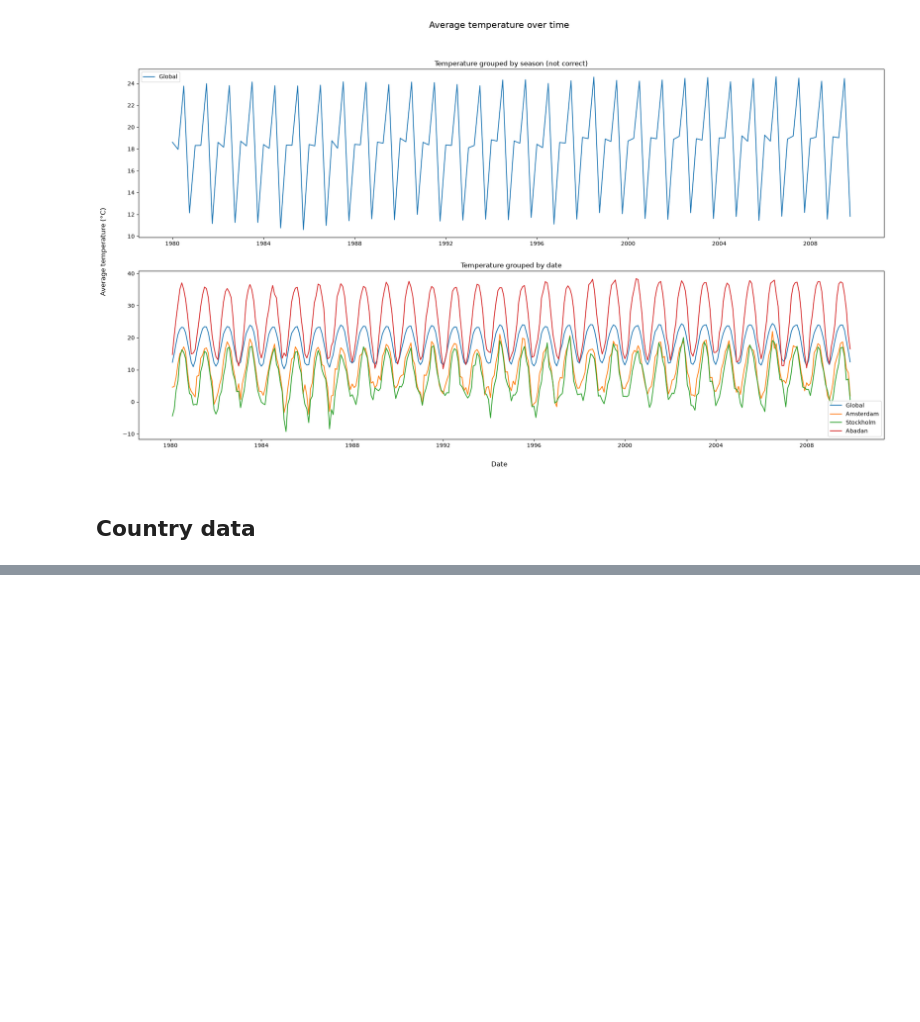
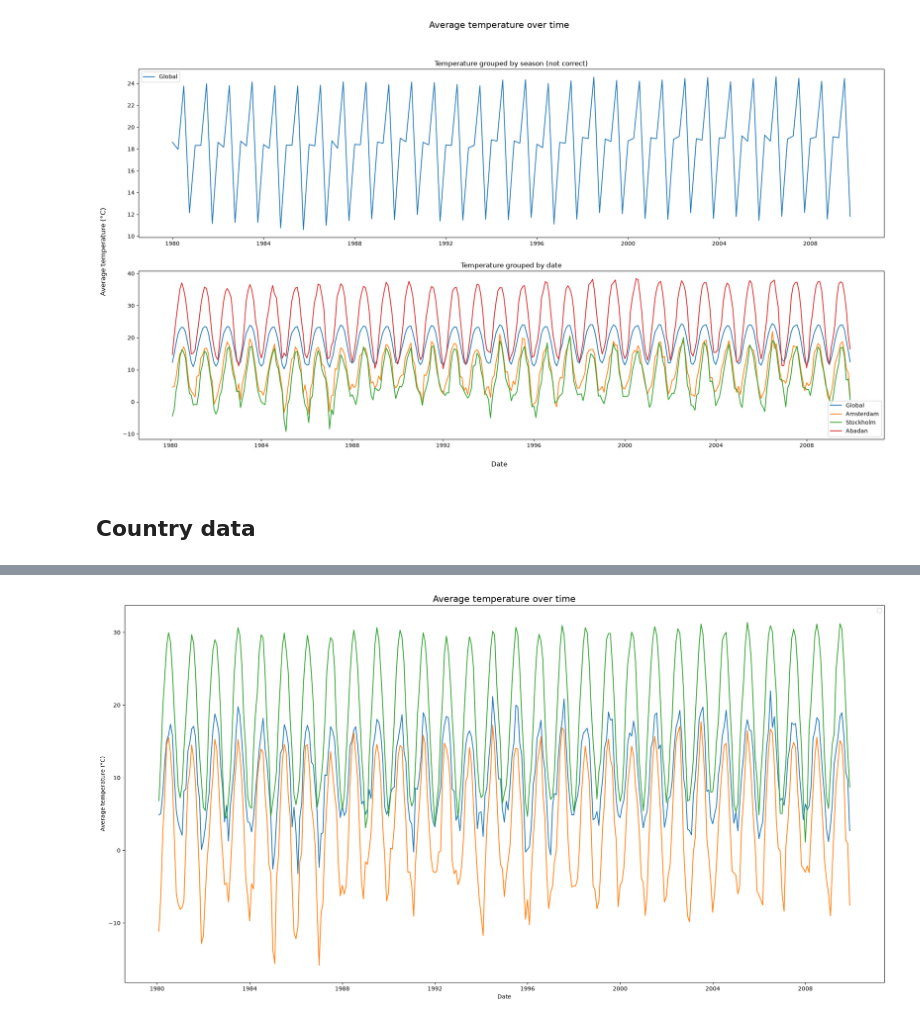
Before and after one commit to TimoWijnen2001/case-climate-watch, a Jupyter notebook: notebooks/03_data_exploration.ipynb, the cells around one changed output, grey strips where cells are left out. Saved outputs shown, nothing was run; the diff lists cells and outputs as text; code cells hidden in the pictures; blank space fills up the shorter version.

Commit message:
Short exploration of missing values of country data is done. Visualisation of mean global and specific country temperatures over time.

```diff
--- a/notebooks/03_data_exploration.ipynb
+++ b/notebooks/03_data_exploration.ipynb
@@ -178,0 +187,8 @@ plt.show()
+# %%
+df_country["n"] = None
+df_nr_of_empty_values = df_country.isna().groupby(df_country["year"]).sum()
+df_nr_of_empty_values["nan_ratio"] = round(df_nr_of_empty_values["AverageTemperature"] / df_nr_of_empty_values["n"], 2)
+with pd.option_context("Display.max_rows", 271):
+    display(df_nr_of_empty_values[["AverageTemperature", "n", "nan_ratio"]])
+
+df_nr_of_empty_values["nan_ratio"].mean()
@@ -178,0 +215,39 @@ plt.show()
+# %%
+min_date = "1980-01-01"
+max_date = "2010-01-01"
+
+df_country_filter_date = df_country[
+    (df_country["dt"] > min_date)
+    & (df_country["dt"] < max_date)
+]
+
+df_country_sorted = df_country_filter_date.sort_values(["Country", "dt"])
+
+# Temperature per country/global
+df_country_vis_global_dates = df_country_sorted[["dt", "AverageTemperature"]].groupby(["dt"]).mean()
+netherlands_temps = df_country_sorted[df_country_sorted["Country"] == "Netherlands"]["AverageTemperature"]
+sweden_temps = df_country_sorted[df_country_sorted["Country"] == "Sweden"]["AverageTemperature"]
+spain_temps = df_country_sorted[df_country_sorted["Country"] == "Spain"]["AverageTemperature"]
+south_africa_temps = df_country_sorted[df_country_sorted["Country"] == "South Africa"]["AverageTemperature"]
+australia_temps = df_country_sorted[df_country_sorted["Country"] == "Australia"]["AverageTemperature"]
+iran_temps = df_country_sorted[df_country_sorted["Country"] == "Iran"]["AverageTemperature"]
+
+dates = df_country_sorted["dt"].unique()
+
+fig = plt.figure(figsize=(24,12))
+plt.title("Average temperature over time", fontsize=16)
+plt.ylabel("Average temperature (°C)", x=0.085)
+plt.xlabel("Date", y=0.05)
+plt.legend()
+
+# plt.plot(dates, df_country_vis_global_dates, label="Global")
+plt.plot(dates, netherlands_temps, label="The Netherlands")
+plt.plot(dates, sweden_temps, label="Sweden")
+# plt.plot(dates, spain_temps, label="Spain")
+# plt.plot(dates, south_africa_temps, label="South Africa")
+# plt.plot(dates, australia_temps, label="Australia")
+plt.plot(dates, iran_temps, label="Iran")
+
+plt.show()
+# %% [output]
+[figure, added]
```
Also changed, not shown: parts of 2 cells of this notebook.
